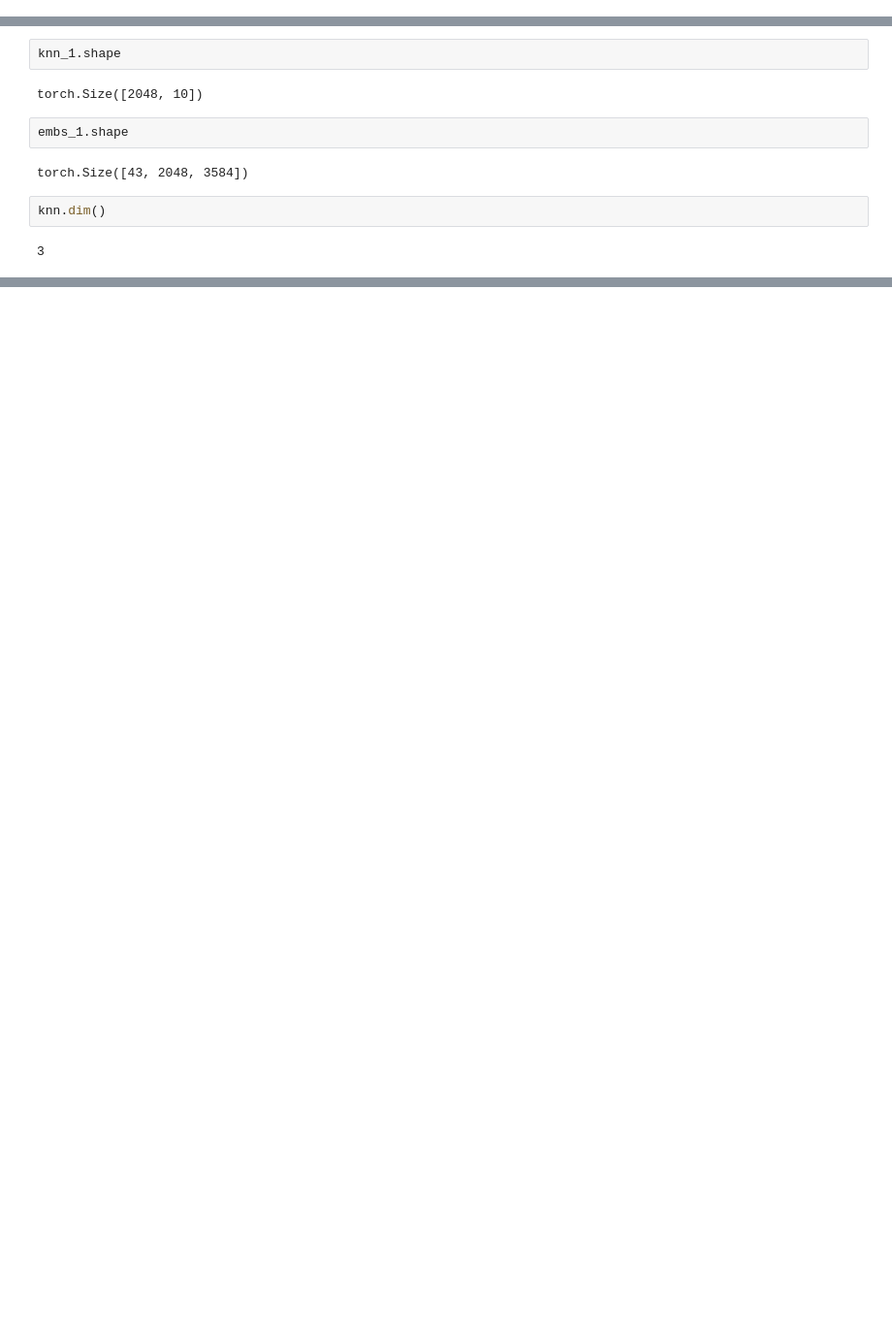
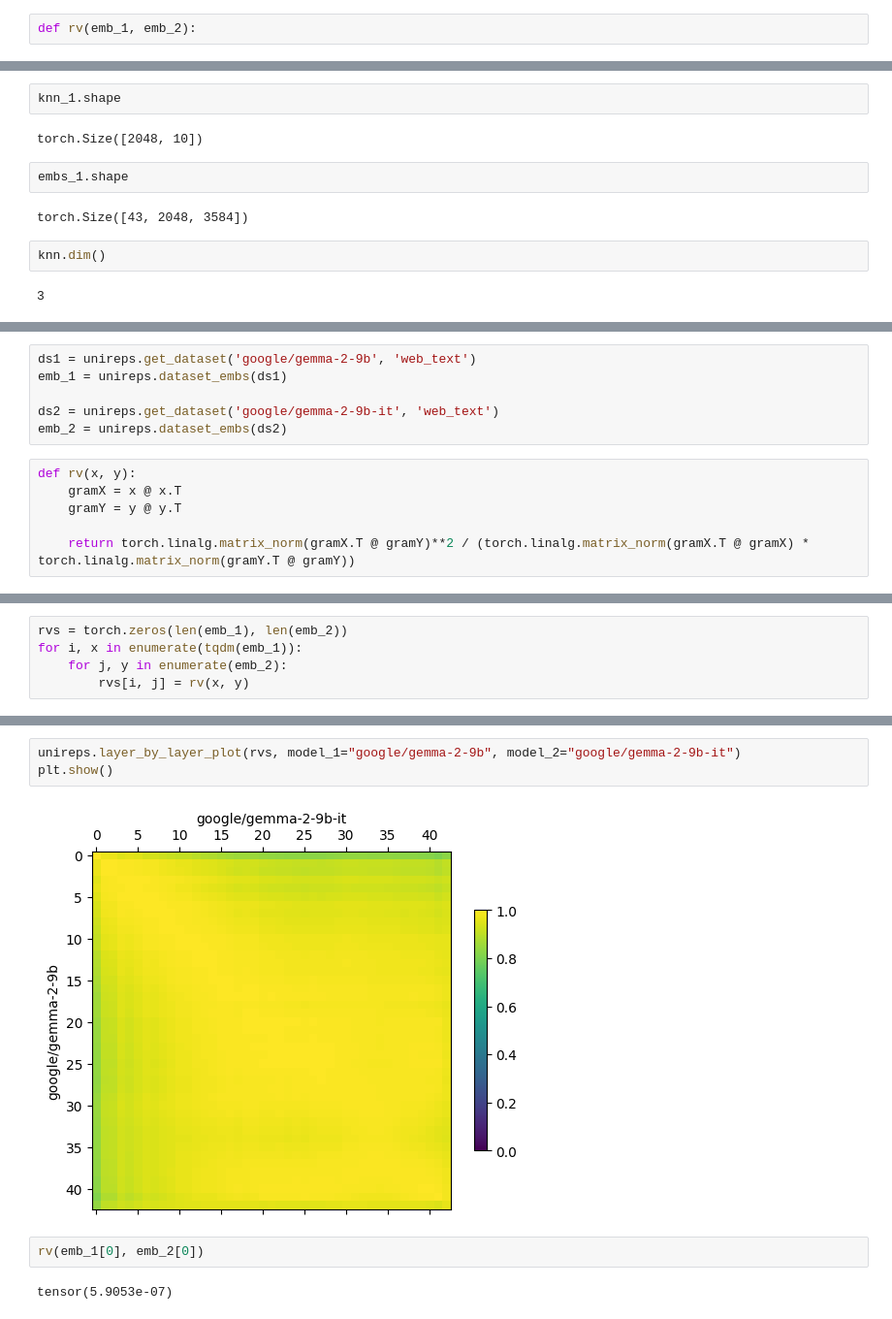
Before and after one commit to chriswolfram/unireps, a Jupyter notebook: notebooks_python/unireps-3.ipynb, the cells around one changed output, grey strips where cells are left out. Shown at 97% size. Drawn from its saved outputs; the diff is of its cells as text; blank space fills up the shorter version.

```diff
--- a/notebooks_python/unireps-3.ipynb
+++ b/notebooks_python/unireps-3.ipynb
@@ -127,3 +127,5 @@ unireps.layer_by_layer_plot(mknn, model_1="google/gemma-2-9b", model_2="google/g
 plt.show()
 # %% [output]
 [figure]
+# %%
+def rv(emb_1, emb_2):
@@ -257,0 +314,12 @@ knn.dim()
+# %%
+ds1 = unireps.get_dataset('google/gemma-2-9b', 'web_text')
+emb_1 = unireps.dataset_embs(ds1)
+
+ds2 = unireps.get_dataset('google/gemma-2-9b-it', 'web_text')
+emb_2 = unireps.dataset_embs(ds2)
+# %%
+def rv(x, y):
+    gramX = x @ x.T
+    gramY = y @ y.T
+
+    return torch.linalg.matrix_norm(gramX.T @ gramY)**2 / (torch.linalg.matrix_norm(gramX.T @ gramX) * torch.linalg.matrix_norm(gramY.T @ gramY))
@@ -257,0 +328,5 @@ knn.dim()
+# %%
+rvs = torch.zeros(len(emb_1), len(emb_2))
+for i, x in enumerate(tqdm(emb_1)):
+    for j, y in enumerate(emb_2):
+        rvs[i, j] = rv(x, y)
@@ -257,0 +343,9 @@ knn.dim()
+# %%
+unireps.layer_by_layer_plot(rvs, model_1="google/gemma-2-9b", model_2="google/gemma-2-9b-it")
+plt.show()
+# %% [output]
+[figure, added]
+# %%
+rv(emb_1[0], emb_2[0])
+# %% [output]
+tensor(5.9053e-07)
```
Also changed, not shown: parts of 15 cells of this notebook, 1 other file.
